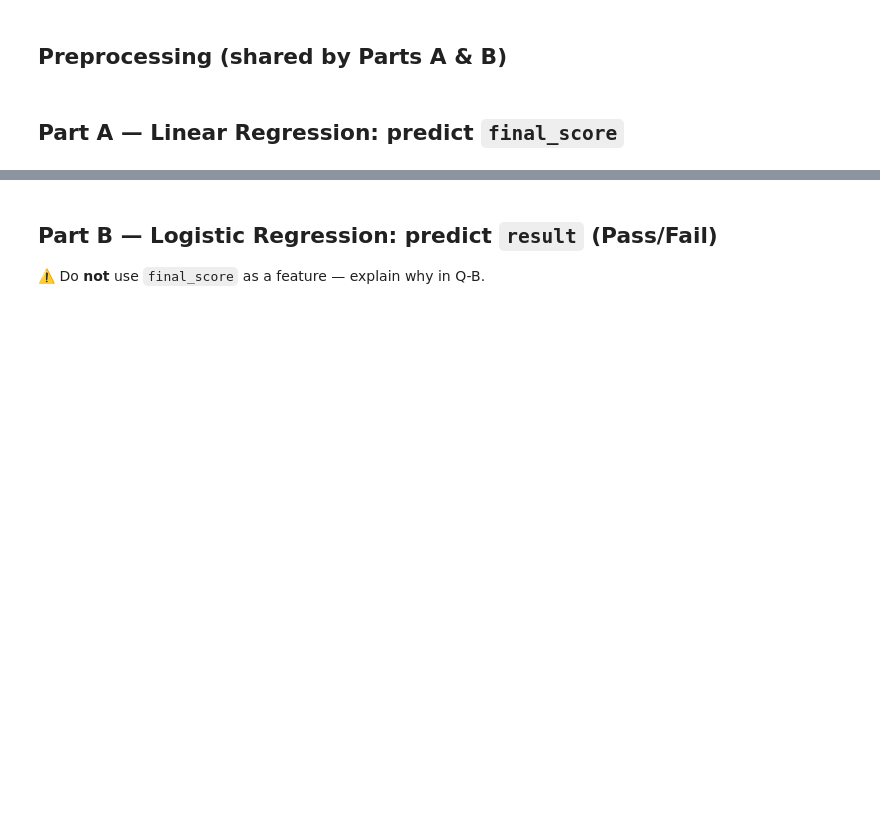
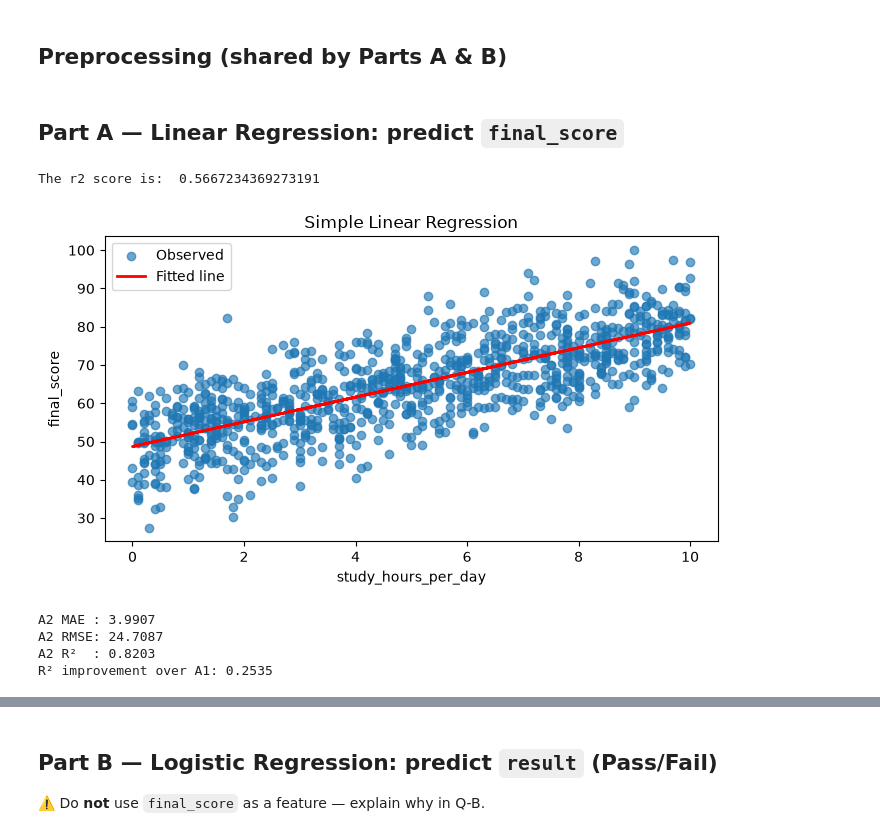
Before and after one commit to arpangreat/MCS-ML-first, a Jupyter notebook: assignments/model-comparison/starter_notebook.ipynb, the cells around one changed output, grey strips where cells are left out. Saved outputs shown, nothing was run; the diff lists cells and outputs as text; code cells hidden in the pictures; blank space fills up the shorter version.

```diff
--- a/assignments/model-comparison/starter_notebook.ipynb
+++ b/assignments/model-comparison/starter_notebook.ipynb
@@ -115,11 +128,68 @@ X = df[num + cat]
 # %%
 y = df['final_score']
 # TODO: 80/20 train_test_split with random_state=RANDOM_STATE
+X_train, X_test, y_train, y_test = train_test_split(
+    X, y, test_size=0.20, random_state=RANDOM_STATE
+)
 # %%
 # A1. Simple linear regression using ONLY study_hours_per_day
 # TODO: fit, report R², plot data + fitted line
+reg_mul = Pipeline([
+    ('imputer', SimpleImputer(strategy="median")),
+    ('model', LinearRegression())
+])
+reg_mul.fit(X_train[['study_hours_per_day']], y_train)
+y_pred = reg_mul.predict(X_test[['study_hours_per_day']])
+r2 = metrics.r2_score(y_test, y_pred)
+print(f"The r2 score is: ", r2)
+
+x_all = df[['study_hours_per_day']].copy()
+x_all['study_hours_per_day'] = x_all['study_hours_per_day'].fillna(
+    X_train['study_hours_per_day'].median()
+)
+y_all_pred = reg_mul.predict(x_all)
+
+fig, ax = plt.subplots(figsize=(7, 4))
+ax.scatter(df['study_hours_per_day'], y, alpha=0.65, label='Observed')
+ax.plot(
+    x_all['study_hours_per_day'],
+    y_all_pred,
+    linewidth=2,
+    label='Fitted line',
+    color="red"
+)
+ax.set_xlabel('study_hours_per_day')
+ax.set_ylabel('final_score')
+ax.set_title('Simple Linear Regression')
+ax.legend()
+plt.tight_layout()
+plt.show()
+# %% [output]
+The r2 score is:  0.5667234369273191
+[figure, added]
 # %%
 # A2. Multiple linear regression with all features (Pipeline: pre -> LinearRegression)
 # TODO: report MAE, RMSE, R² on the test set
+reg_mul = Pipeline([
+    ('pre', pre),
+    ('model', LinearRegression())
+])
+
+reg_mul.fit(X_train, y_train)
+y_pred_a2 = reg_mul.predict(X_test)
+
+mae = metrics.mean_absolute_error(y_test, y_pred_a2)
+rmse = metrics.mean_squared_error(y_test, y_pred_a2)
+r2_mul = metrics.r2_score(y_test, y_pred_a2)
+
+print(f"A2 MAE : {mae:.4f}")
+print(f"A2 RMSE: {rmse:.4f}")
+print(f"A2 R²  : {r2_mul:.4f}")
+print(f"R² improvement over A1: {r2_mul - r2:.4f}")
+# %% [output]
+A2 MAE : 3.9907
+A2 RMSE: 24.7087
+A2 R²  : 0.8203
+R² improvement over A1: 0.2535
 # %%
 # A3. TODO: table of coefficients (use pre.get_feature_names_out()), sorted
```
Also changed, not shown: parts of 8 cells of this notebook, 7 other files.
